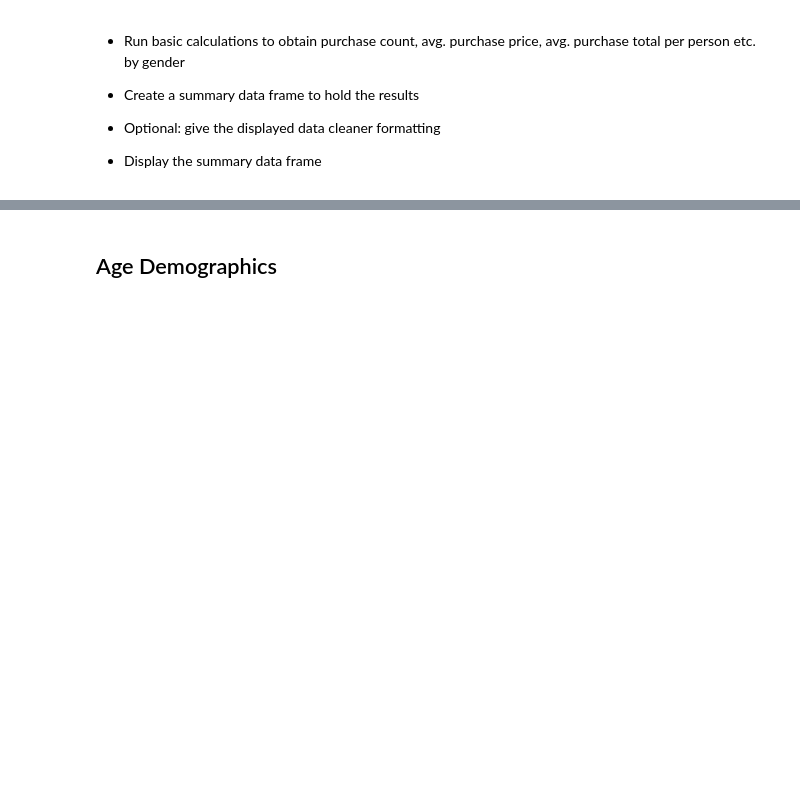
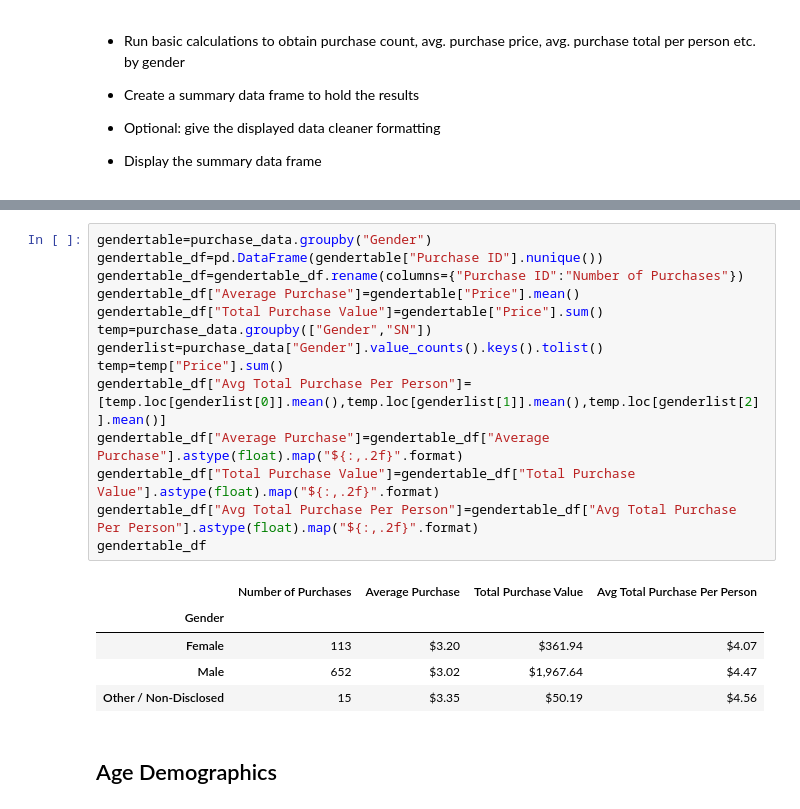
Before and after one commit to Fispit/Heroes-of-Pymoli-Analysis, a Jupyter notebook: HeroesOfPymoli/HeroesOfPymoli.ipynb, the cells around one changed output, grey strips where cells are left out. Saved outputs shown, nothing was run; the diff lists cells and outputs as text; blank space fills up the shorter version.

```diff
--- a/HeroesOfPymoli/HeroesOfPymoli.ipynb
+++ b/HeroesOfPymoli/HeroesOfPymoli.ipynb
@@ -143,3 +145,23 @@ genderpurchasestats__df.style.hide_index()
+# %%
+gendertable=purchase_data.groupby("Gender")
+gendertable_df=pd.DataFrame(gendertable["Purchase ID"].nunique())
+gendertable_df=gendertable_df.rename(columns={"Purchase ID":"Number of Purchases"})
+gendertable_df["Average Purchase"]=gendertable["Price"].mean()
+gendertable_df["Total Purchase Value"]=gendertable["Price"].sum()
+temp=purchase_data.groupby(["Gender","SN"])
+genderlist=purchase_data["Gender"].value_counts().keys().tolist()
+temp=temp["Price"].sum()
+gendertable_df["Avg Total Purchase Per Person"]=[temp.loc[genderlist[0]].mean(),temp.loc[genderlist[1]].mean(),temp.loc[genderlist[2]].mean()]
+gendertable_df["Average Purchase"]=gendertable_df["Average Purchase"].astype(float).map("${:,.2f}".format)
+gendertable_df["Total Purchase Value"]=gendertable_df["Total Purchase Value"].astype(float).map("${:,.2f}".format)
+gendertable_df["Avg Total Purchase Per Person"]=gendertable_df["Avg Total Purchase Per Person"].astype(float).map("${:,.2f}".format)
+gendertable_df
+# %% [output]
+|  | Number of Purchases | Average Purchase | Total Purchase Value | Avg Total Purchase Per Person |
+| Gender |  |  |  |  |
+| Female | 113 | $3.20 | $361.94 | $4.07 |
+| Male | 652 | $3.02 | $1,967.64 | $4.47 |
+| Other / Non-Disclosed | 15 | $3.35 | $50.19 | $4.56 |
 # %% [markdown]
 ## Age Demographics
 # %% [markdown]
```
Also changed, not shown: parts of 12 cells of this notebook.
